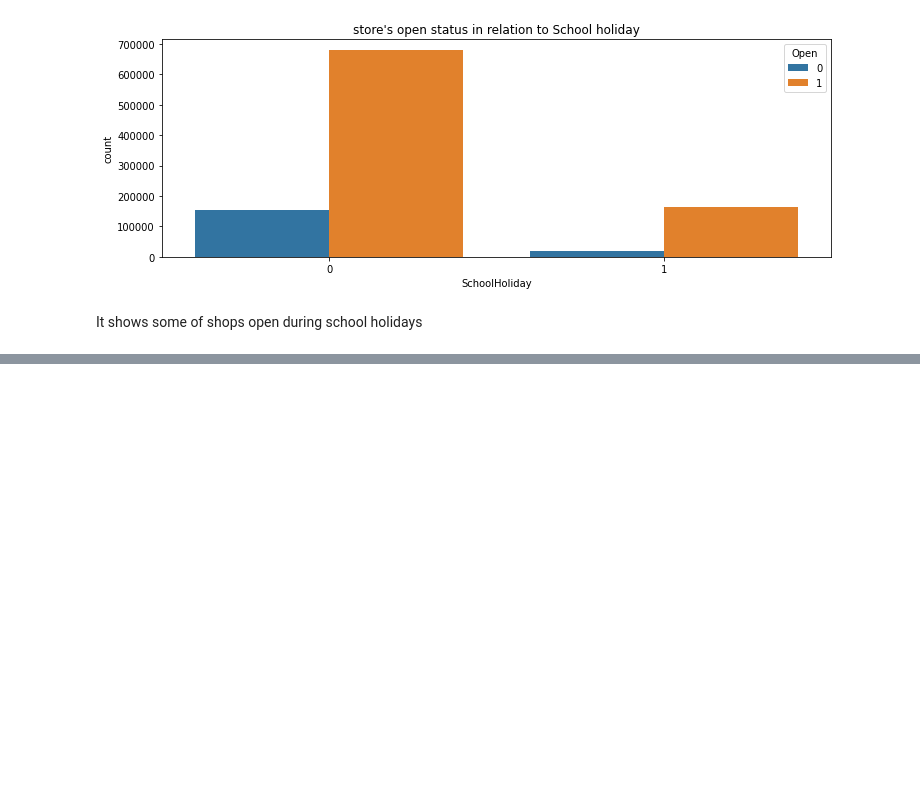
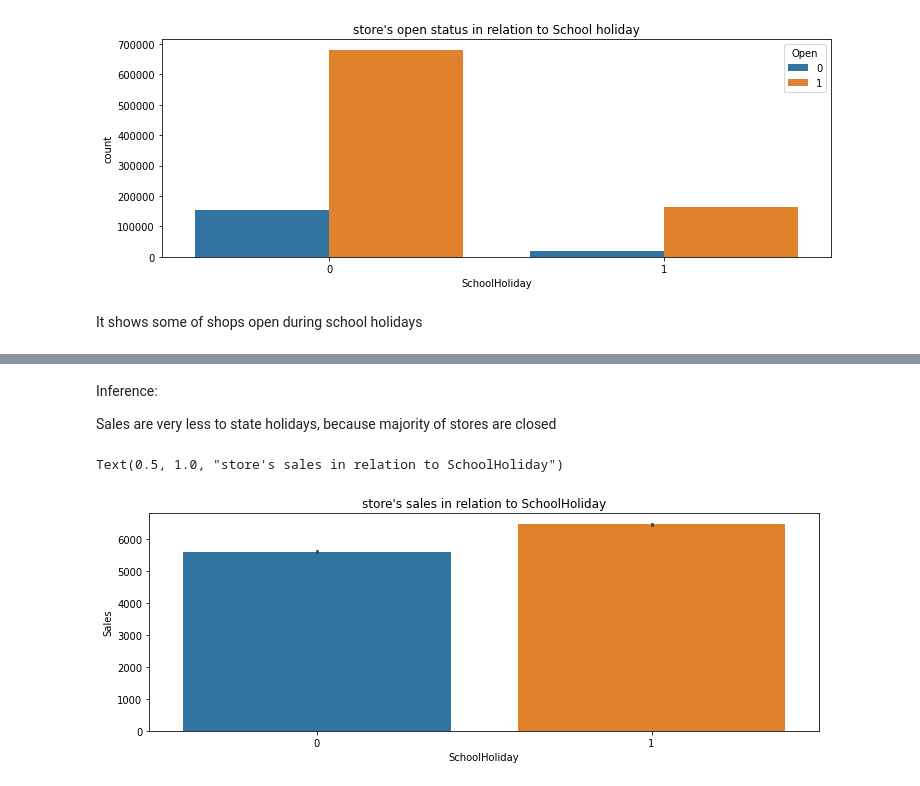
Before and after one commit to vak1997/Rossmann-Sales-Prediction, a Jupyter notebook: Rossmann_Sales_Prediction_Capstone_Project_2.ipynb, the cells around one changed output, grey strips where cells are left out. Drawn from its saved outputs; the diff is of its cells as text; code cells hidden in the pictures; blank space fills up the shorter version.

```diff
--- a/Rossmann_Sales_Prediction_Capstone_Project_2.ipynb
+++ b/Rossmann_Sales_Prediction_Capstone_Project_2.ipynb
@@ -376,0 +403,14 @@ It shows some of shops open during school holidays
+# %% [markdown]
+Inference:
+
+
+Sales are very less to state holidays, because majority of stores are closed
+# %%
+#let's explore School Holiday in relation to Sales
+fig, (axis1) = plt.subplots(1,1,figsize=(12,4))
+# plot count plot for School  Holiday Vs Sales
+sns.barplot(y='Sales',x='SchoolHoliday', data=ross_df, ax=axis1)
+plt.title("store's sales in relation to SchoolHoliday")
+# %% [output]
+Text(0.5, 1.0, "store's sales in relation to SchoolHoliday")
+[figure, added]
```
Also changed, not shown: parts of 15 cells of this notebook.
